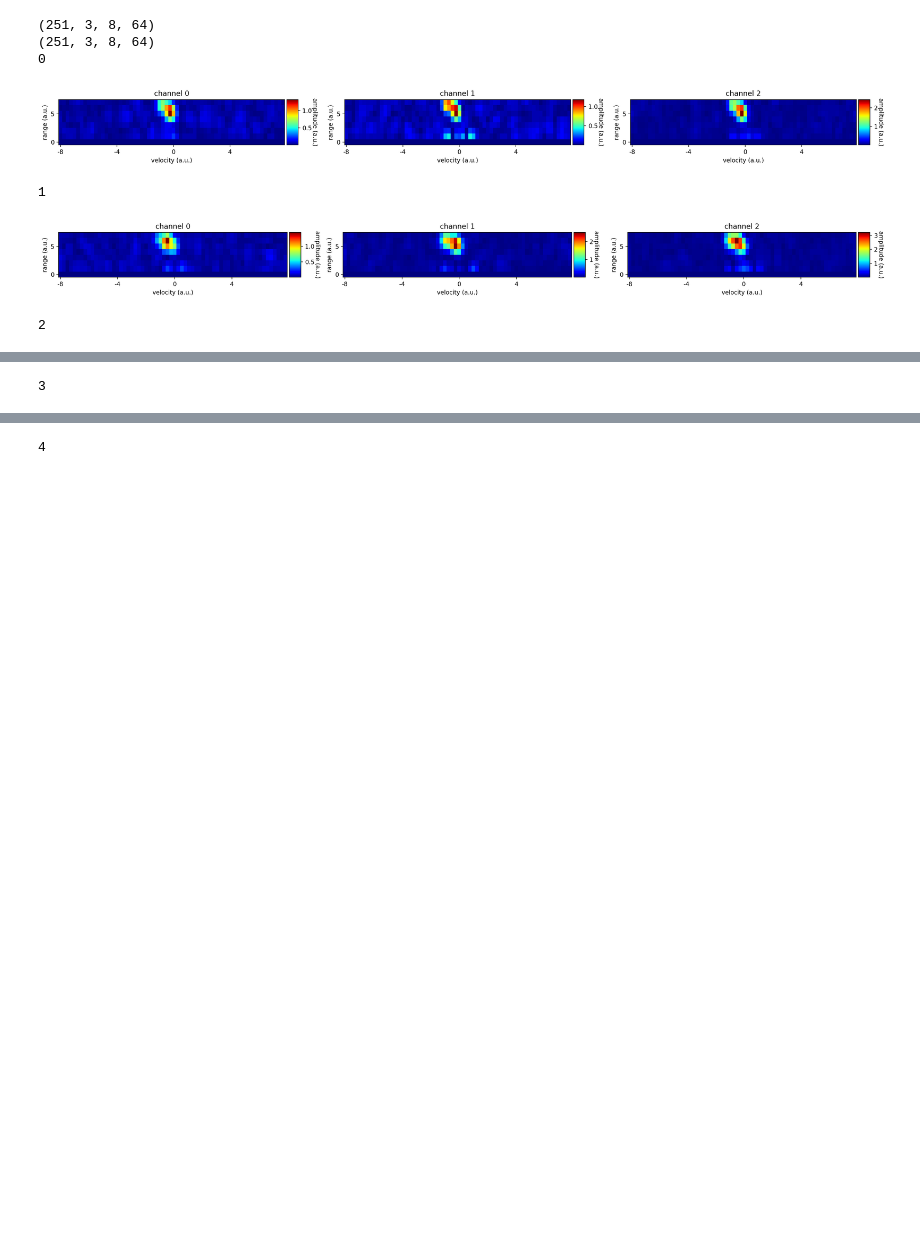
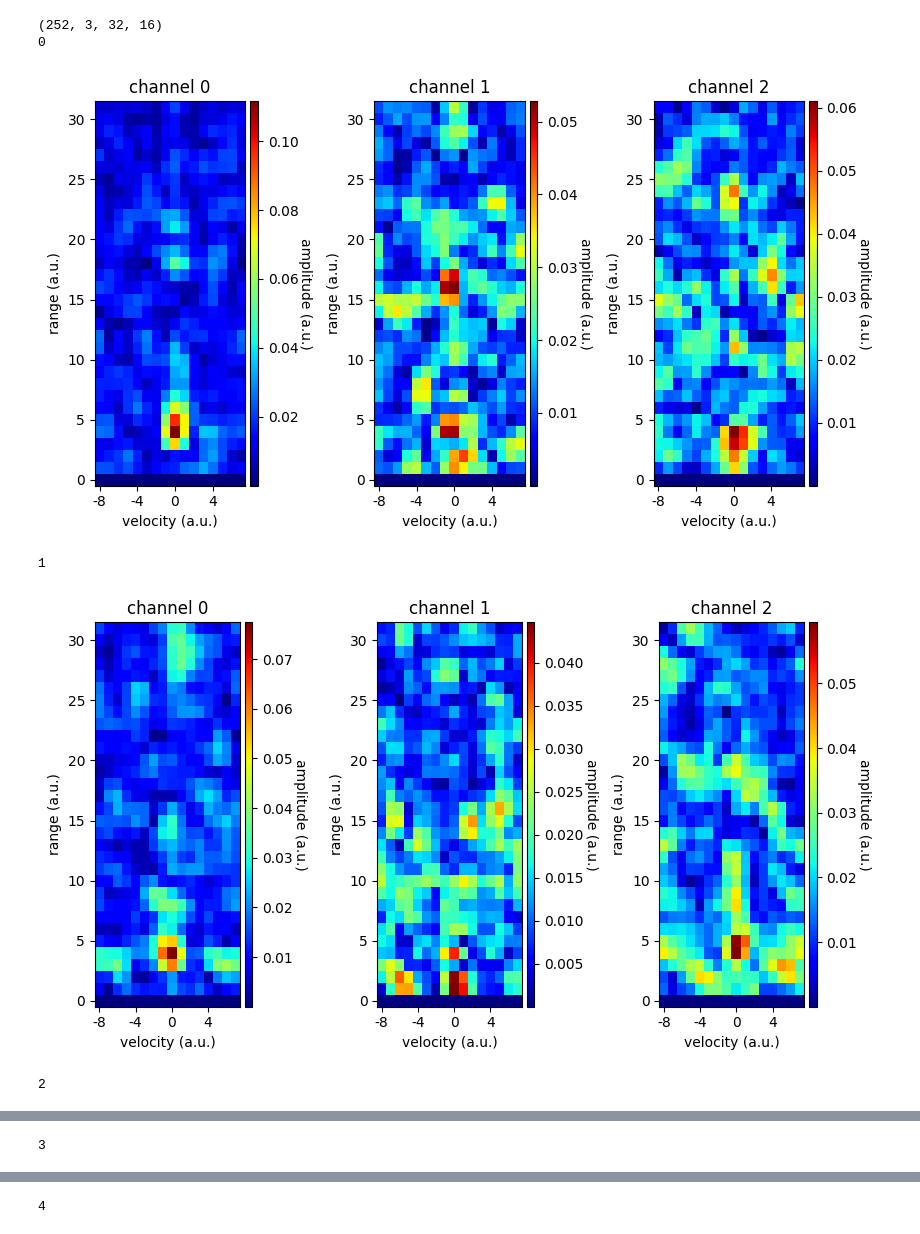
Before and after one commit to StergiousAji/mmFace-3D-Face-Recognition-using-RGB-and-mmWave-Radar, a Jupyter notebook: src/Soli/soli_realsense/test.ipynb, the cells around one changed output, grey strips where cells are left out. Cells and saved outputs as stored; diff of their text form; code cells hidden in the pictures; blank space fills up the shorter version.

```diff
--- a/src/Soli/soli_realsense/test.ipynb
+++ b/src/Soli/soli_realsense/test.ipynb
@@ -121,44 +127,47 @@ def get_crd_data(json_data, clutter_coeff=0.9, num_chirps_per_burst=16):
 
 def plot_crd_data(crd_data, path=""):
     num_channels=crd_data.shape[1]
     for i,frame_crd in enumerate(crd_data):
         print(i)
-        fig,axs=plt.subplots(nrows=1,ncols=3,gridspec_kw={'width_ratios':(1,1,1)},figsize = (20, 2), dpi=200)
-        # fig,axs=plt.subplots(nrows=1,ncols=3,gridspec_kw={'width_ratios':(1,1,1)},figsize = (8.53,4.8), dpi=100)
+        # fig,axs=plt.subplots(nrows=1,ncols=3,gridspec_kw={'width_ratios':(1,1,1)},figsize = (20, 2), dpi=200)
+        fig,axs=plt.subplots(nrows=1,ncols=3,gridspec_kw={'width_ratios':(1,1,1)},figsize = (8.53,4.8), dpi=100)
         for channel_id in range(num_channels):
             # plt.subplot(1, num_channels, channel_id + 1,sharey=True)
             im = axs[channel_id].imshow(np.abs(frame_crd[channel_id,:,:]), origin='lower', cmap=plt.get_cmap('jet'), interpolation='none', aspect='auto')
             axs[channel_id].set_title("channel " + str(channel_id))
             axs[channel_id].set_xlabel('velocity (a.u.)')
-            # axs[channel_id].set_xticks(ticks = [0,4,8,12])
-            axs[channel_id].set_xticks(ticks = range(0, 64, 16))
+            axs[channel_id].set_xticks(ticks = [0,4,8,12])
+            # axs[channel_id].set_xticks(ticks = range(0, 64, 16))
             axs[channel_id].set_xticklabels(labels=(-8,-4,0,4))
             divider = make_axes_locatable(axs[channel_id])
             cax = divider.append_axes('right', size='5%', pad=0.05)
             cbar = fig.colorbar(im,cax=cax)
             cbar.set_label('amplitude (a.u.)',rotation=270,labelpad=10)
             axs[channel_id].set_ylabel('range (a.u.)')
 
         plt.tight_layout()
         plt.grid(False)
         # plt.savefig(r"{}/img{}.png".format(path,i))
         plt.show()
         # plt.close()
 
-with open("data/100/100-0_radar.json", "r") as radar_json:
+subject = 12
+experiment = 0
+with open(f"data/{subject}/{subject}-{experiment}_radar.json", "r") as radar_json:
     radar = json.load(radar_json)
 
-crd_data = get_crd_data(radar, num_chirps_per_burst=64)
+# ? Bursts x 64 Chirps x 3 Channels x 16 Samples
+# 252 Frames x 3 Channels x 8 Complex Range-Profile (RP) Samples x 64 Chirps
+crd_data = get_crd_data(radar, num_chirps_per_burst=16)
 print(crd_data.shape)
 abs_data = np.abs(crd_data)
 # print(abs_data)
-print(abs_data.shape)
-plot_crd_data(crd_data)
+plot_crd_data(crd_data[:10])
+# plot_abs_data(abs_data)
 # %% [output]
-(251, 3, 8, 64)
-(251, 3, 8, 64)
+(252, 3, 32, 16)
 0
-[figure, old version]
+[figure, new version]
 1
-[figure, old version]
+[figure, new version]
 2
```
Also changed, not shown: parts of 5 cells of this notebook, 3 other files.
